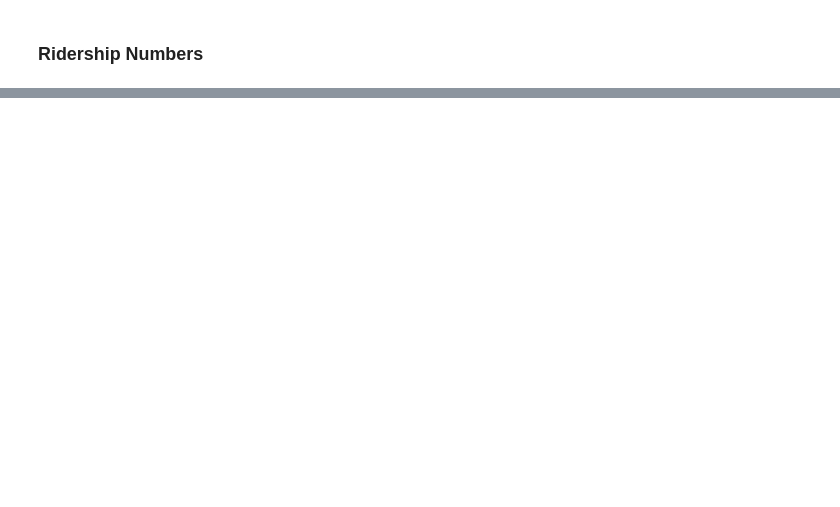
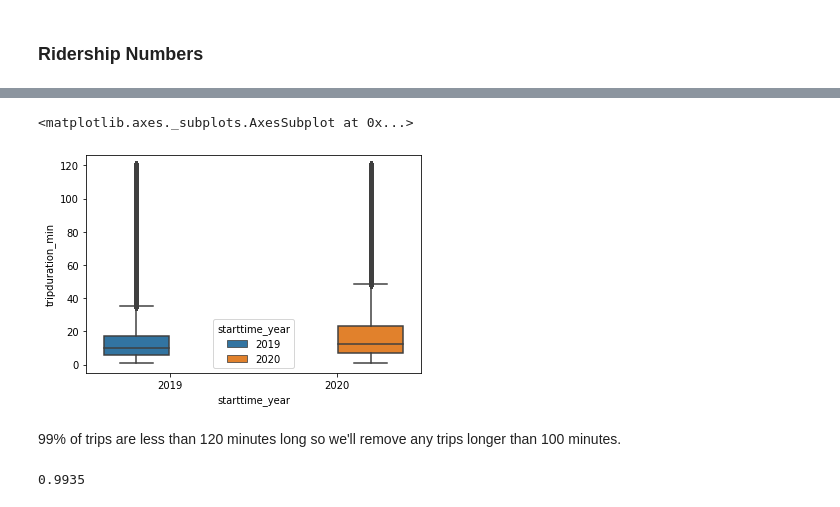
Before and after one commit to graceh3/citibike-analysis, a Jupyter notebook: Citibike - Statistical Analysis Project.ipynb, the cells around one changed output, grey strips where cells are left out. Drawn from its saved outputs; the diff is of its cells as text; code cells hidden in the pictures; blank space fills up the shorter version.

```diff
--- a/Citibike - Statistical Analysis Project.ipynb
+++ b/Citibike - Statistical Analysis Project.ipynb
@@ -320,0 +417,11 @@ There are trip durations that are extremely long (spanning several days).
+# %%
+sns.boxplot(x='starttime_year', y='tripduration_min', data=df_final[(df_final['tripduration_min']<120)], hue='starttime_year')
+# %% [output]
+<matplotlib.axes._subplots.AxesSubplot at 0x...>
+[figure, added]
+# %% [markdown]
+99% of trips are less than 120 minutes long so we'll remove any trips longer than 100 minutes.
+# %%
+round(df_final[(df_final['tripduration_min']<120)].shape[0]/df_final.shape[0],4)
+# %% [output]
+0.9935
```
Also changed, not shown: parts of 41 cells of this notebook, 2 other files.
